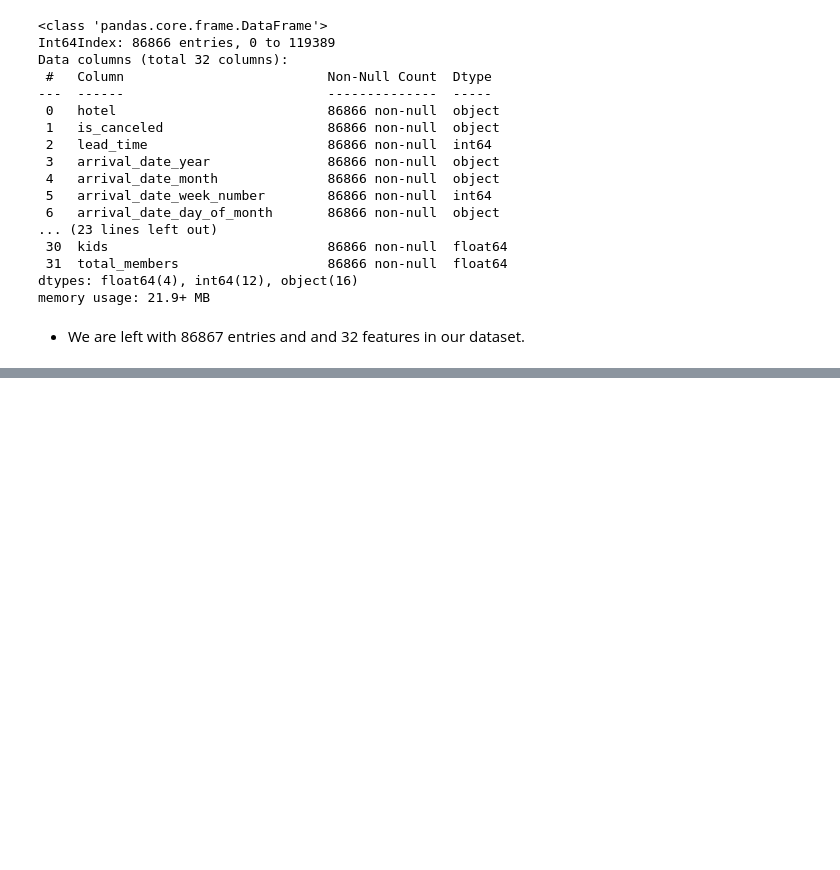
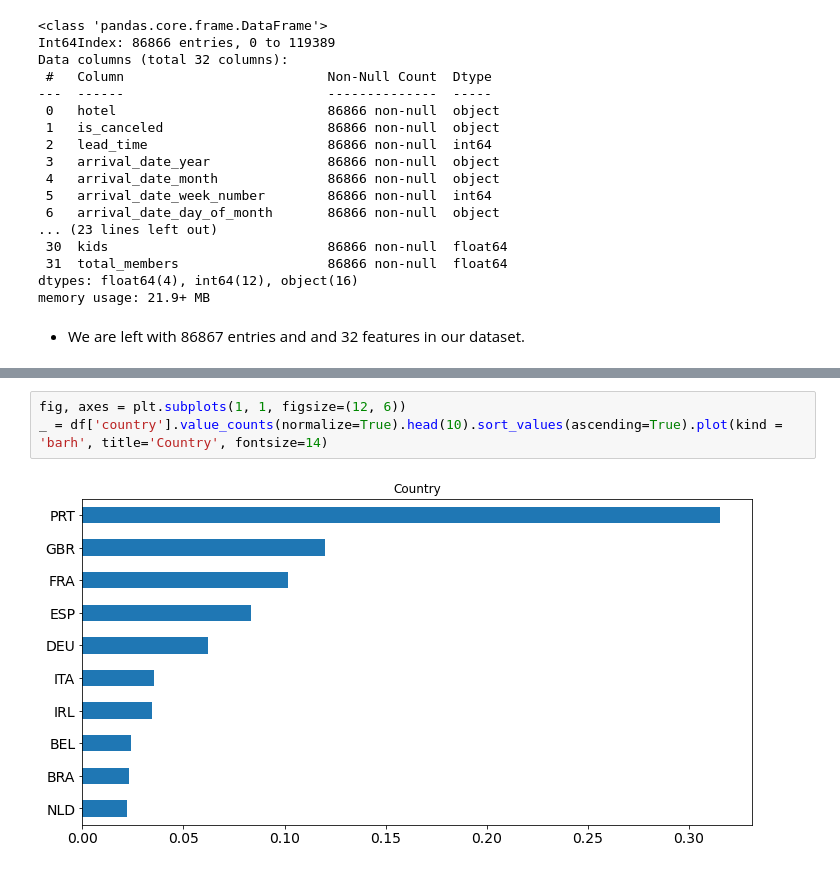
Before and after one commit to B-Murali-Krishna/Hotel-Booking-Analysis---Capstone-Project, a Jupyter notebook: Hotel_Booking_Analysis_Capstone_Project_Final.ipynb, the cells around one changed output, grey strips where cells are left out. Saved outputs shown, nothing was run; the diff lists cells and outputs as text; blank space fills up the shorter version.

```diff
--- a/Hotel_Booking_Analysis_Capstone_Project_Final.ipynb
+++ b/Hotel_Booking_Analysis_Capstone_Project_Final.ipynb
@@ -384,0 +507,5 @@ memory usage: 21.9+ MB
+# %%
+fig, axes = plt.subplots(1, 1, figsize=(12, 6))
+_ = df['country'].value_counts(normalize=True).head(10).sort_values(ascending=True).plot(kind = 'barh', title='Country', fontsize=14)
+# %% [output]
+[figure, added]
```
Also changed, not shown: parts of 28 cells of this notebook.
